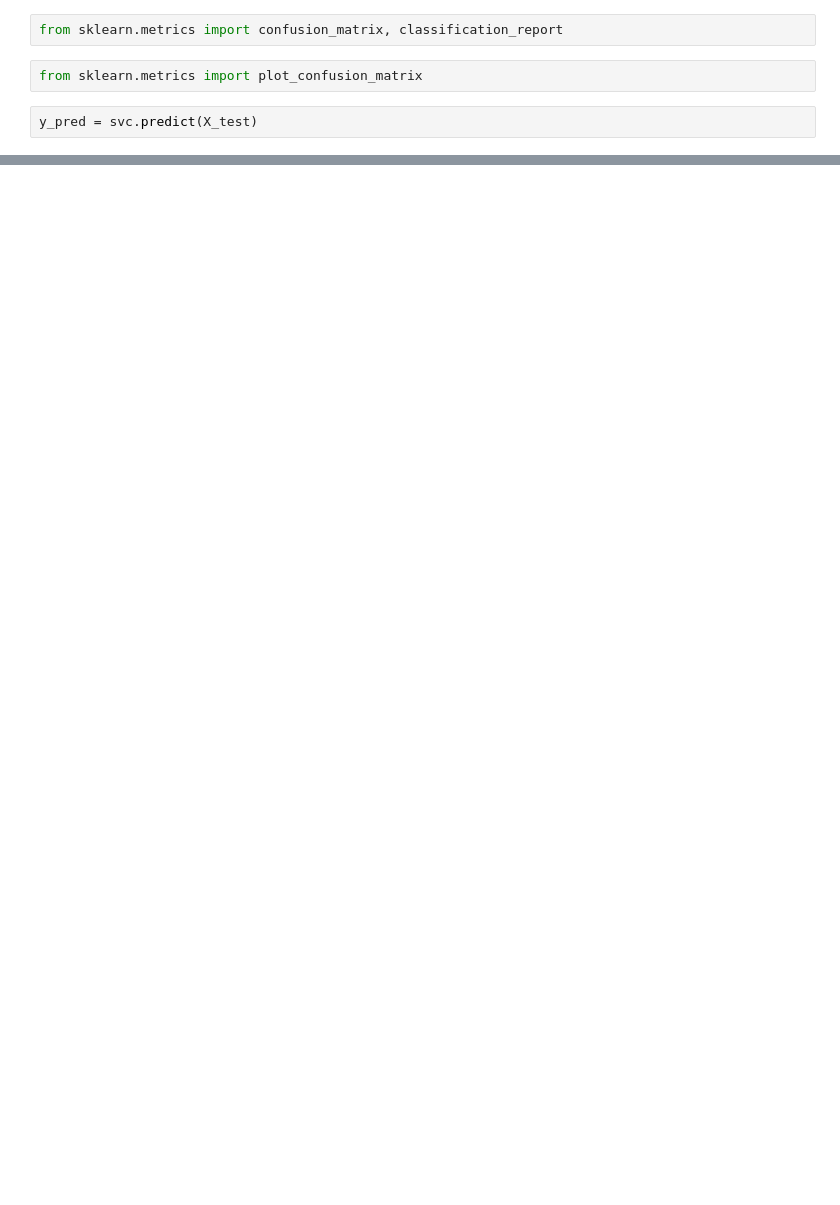
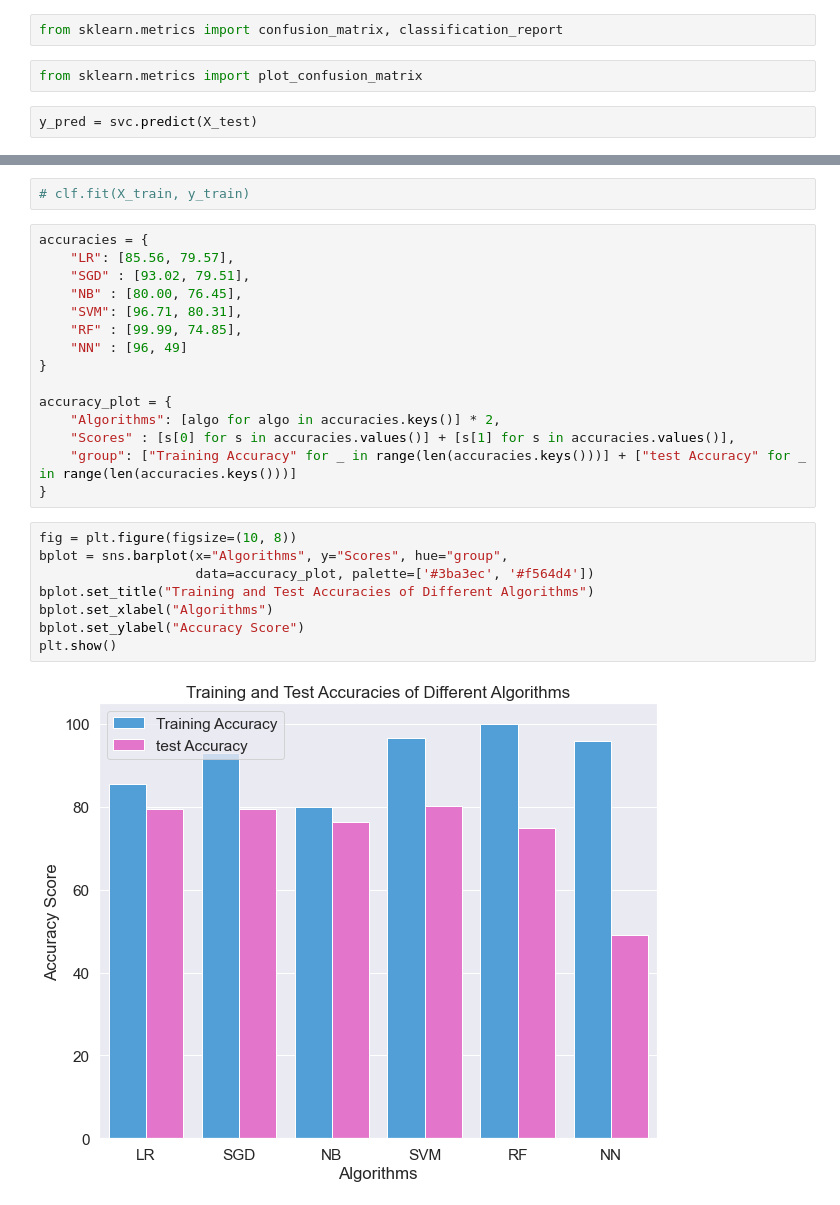
Before and after one commit to TimilsinaBimal/News-Article-Classifier, a Jupyter notebook: notebooks/[ArticleCategorization]_Modeling.ipynb, the cells around one changed output, grey strips where cells are left out. Drawn from its saved outputs; the diff is of its cells as text; blank space fills up the shorter version.

```diff
--- a/notebooks/[ArticleCategorization]_Modeling.ipynb
+++ b/notebooks/[ArticleCategorization]_Modeling.ipynb
@@ -128,0 +323,27 @@ plt.show()
+# %%
+# clf.fit(X_train, y_train)
+# %%
+accuracies = {
+    "LR": [85.56, 79.57],
+    "SGD" : [93.02, 79.51],
+    "NB" : [80.00, 76.45],
+    "SVM": [96.71, 80.31],
+    "RF" : [99.99, 74.85],
+    "NN" : [96, 49]
+}
+
+accuracy_plot = {
+    "Algorithms": [algo for algo in accuracies.keys()] * 2,
+    "Scores" : [s[0] for s in accuracies.values()] + [s[1] for s in accuracies.values()],
+    "group": ["Training Accuracy" for _ in range(len(accuracies.keys()))] + ["test Accuracy" for _ in range(len(accuracies.keys()))]
+}
+# %%
+fig = plt.figure(figsize=(10, 8))
+bplot = sns.barplot(x="Algorithms", y="Scores", hue="group",
+                    data=accuracy_plot, palette=['#3ba3ec', '#f564d4'])
+bplot.set_title("Training and Test Accuracies of Different Algorithms")
+bplot.set_xlabel("Algorithms")
+bplot.set_ylabel("Accuracy Score")
+plt.show()
+# %% [output]
+[figure, added]
```
Also changed, not shown: parts of 70 cells of this notebook.
